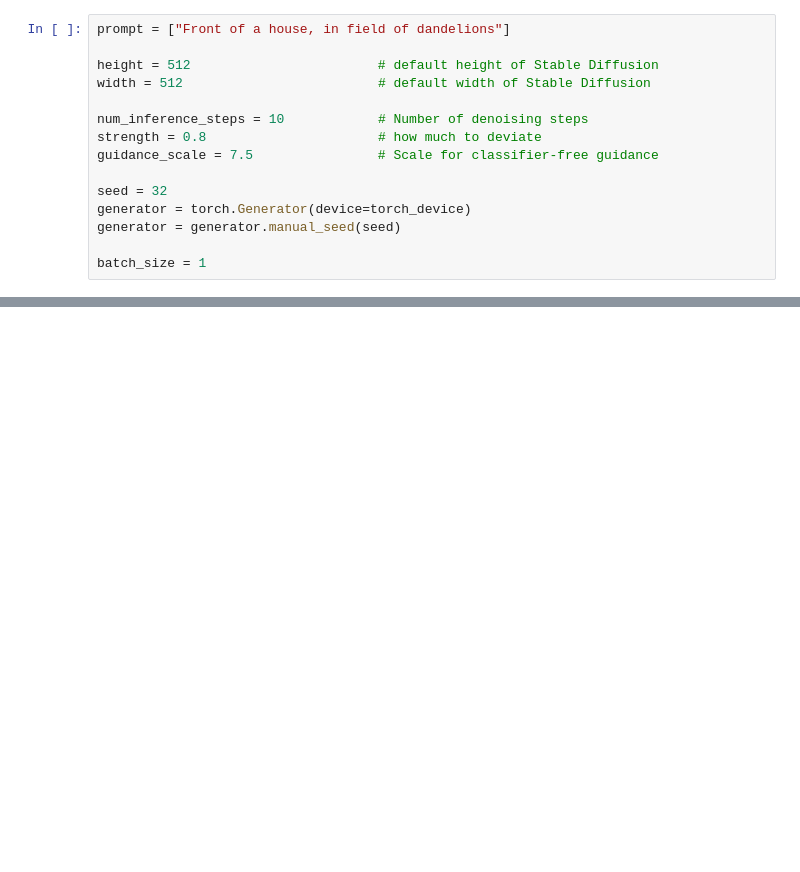
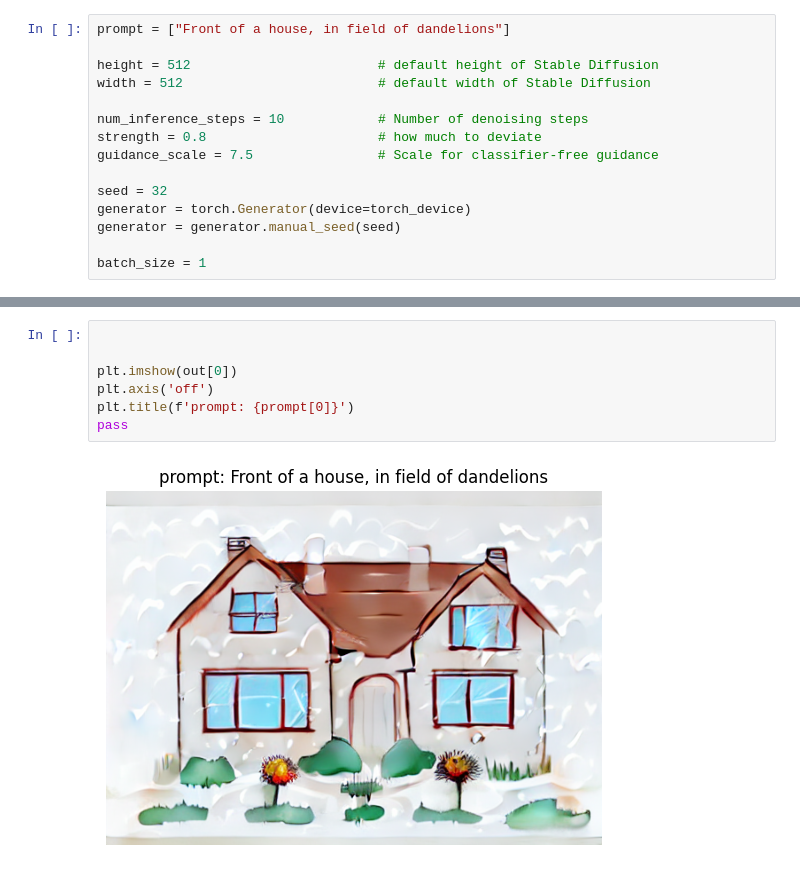
Before and after one commit to gravlaks/stablediffusion, a Jupyter notebook: run.ipynb, the cells around one changed output, grey strips where cells are left out. Drawn from its saved outputs; the diff is of its cells as text; blank space fills up the shorter version.

```diff
--- a/run.ipynb
+++ b/run.ipynb
@@ -125,0 +124,9 @@ UnboundLocalError: local variable 'text_embeddings' referenced before assignment
+# %%
+
+
+plt.imshow(out[0])
+plt.axis('off')
+plt.title(f'prompt: {prompt[0]}')
+pass
+# %% [output]
+[figure, added]
```
Also changed, not shown: parts of 2 cells of this notebook, 1 other file.
